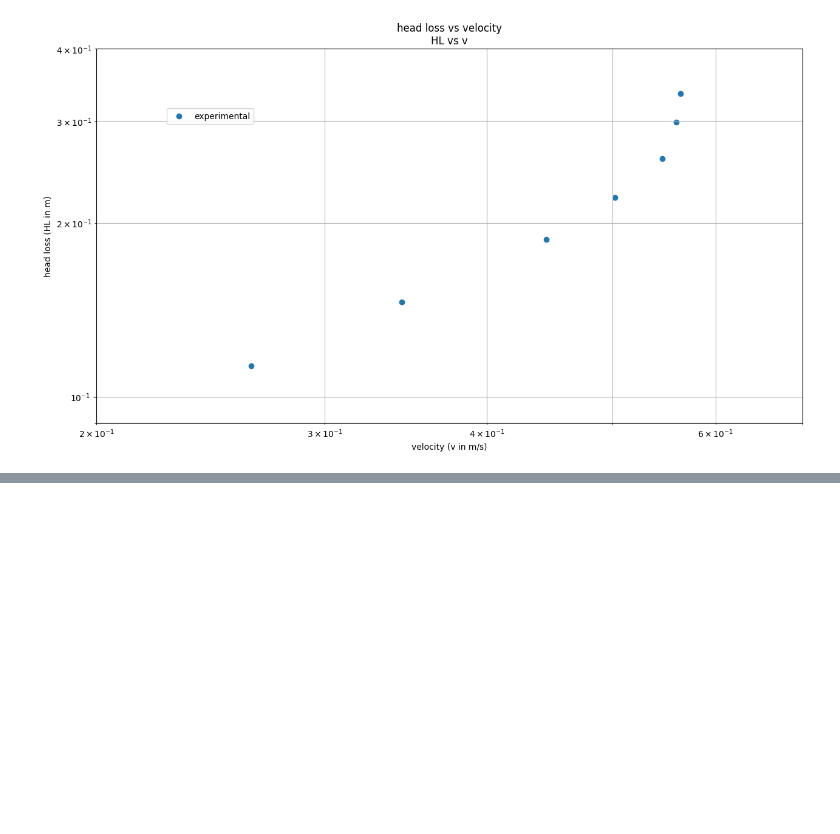
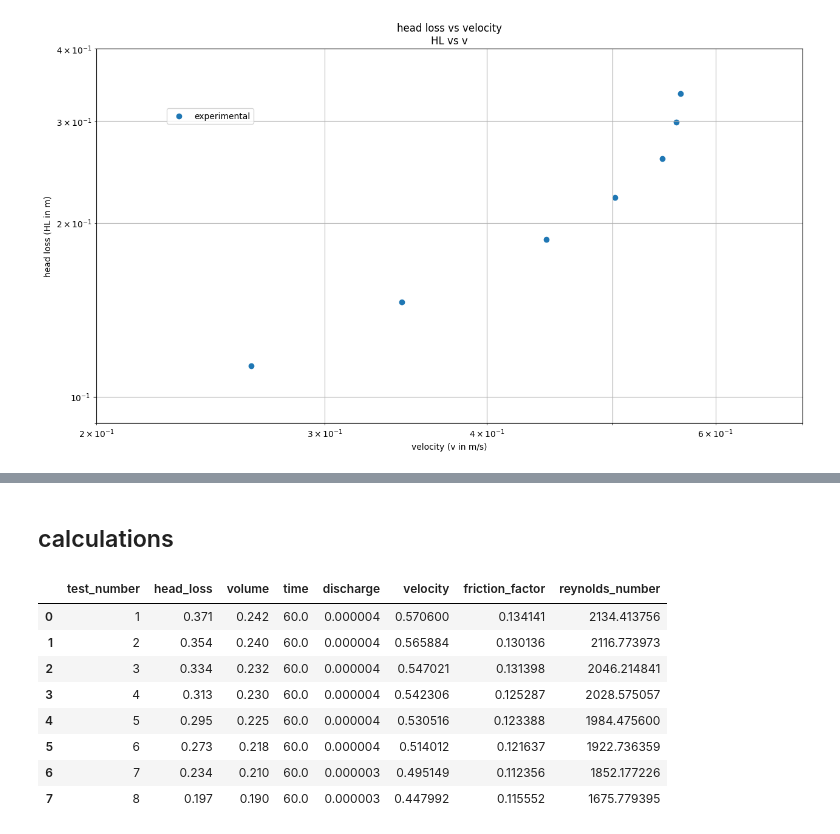
Before and after one commit to Holger-Paxi/Fluid_Mechanics, a Jupyter notebook: Assessment_Task_3_pipe_test.ipynb, the cells around one changed output, grey strips where cells are left out. Cells and saved outputs as stored; diff of their text form; code cells hidden in the pictures; blank space fills up the shorter version.

```diff
--- a/Assessment_Task_3_pipe_test.ipynb
+++ b/Assessment_Task_3_pipe_test.ipynb
@@ -297,0 +358,20 @@ plt.ylabel('head loss (HL in m)');
+# %% [markdown]
+## calculations
+# %%
+test_.rename(columns={'hl':'head_loss'}, inplace=True)
+test_['discharge'] = (test_.volume/test_.time)/1000
+test_['velocity'] = test_.discharge/(math.pi*(diameter**2)/4)
+test_['friction_factor'] = test_.head_loss*diameter*(2*9.81)/(length*(test_.velocity**2))
+test_['reynolds_number'] = test_.velocity*diameter/kinematic_viscosity
+test_ = test_[test_.columns[[0,3,4,5,6,7,8,9]]]
+test_
+# %% [output]
+|  | test_number | head_loss | volume | time | discharge | velocity | friction_factor | reynolds_number |
+| 0 | 1 | 0.371 | 0.242 | 60.0 | 0.000004 | 0.570600 | 0.134141 | 2134.413756 |
+| 1 | 2 | 0.354 | 0.240 | 60.0 | 0.000004 | 0.565884 | 0.130136 | 2116.773973 |
+| 2 | 3 | 0.334 | 0.232 | 60.0 | 0.000004 | 0.547021 | 0.131398 | 2046.214841 |
+| 3 | 4 | 0.313 | 0.230 | 60.0 | 0.000004 | 0.542306 | 0.125287 | 2028.575057 |
+| 4 | 5 | 0.295 | 0.225 | 60.0 | 0.000004 | 0.530516 | 0.123388 | 1984.475600 |
+| 5 | 6 | 0.273 | 0.218 | 60.0 | 0.000004 | 0.514012 | 0.121637 | 1922.736359 |
+| 6 | 7 | 0.234 | 0.210 | 60.0 | 0.000003 | 0.495149 | 0.112356 | 1852.177226 |
+| 7 | 8 | 0.197 | 0.190 | 60.0 | 0.000003 | 0.447992 | 0.115552 | 1675.779395 |
```
Also changed, not shown: parts of 22 cells of this notebook, 2 other files.
